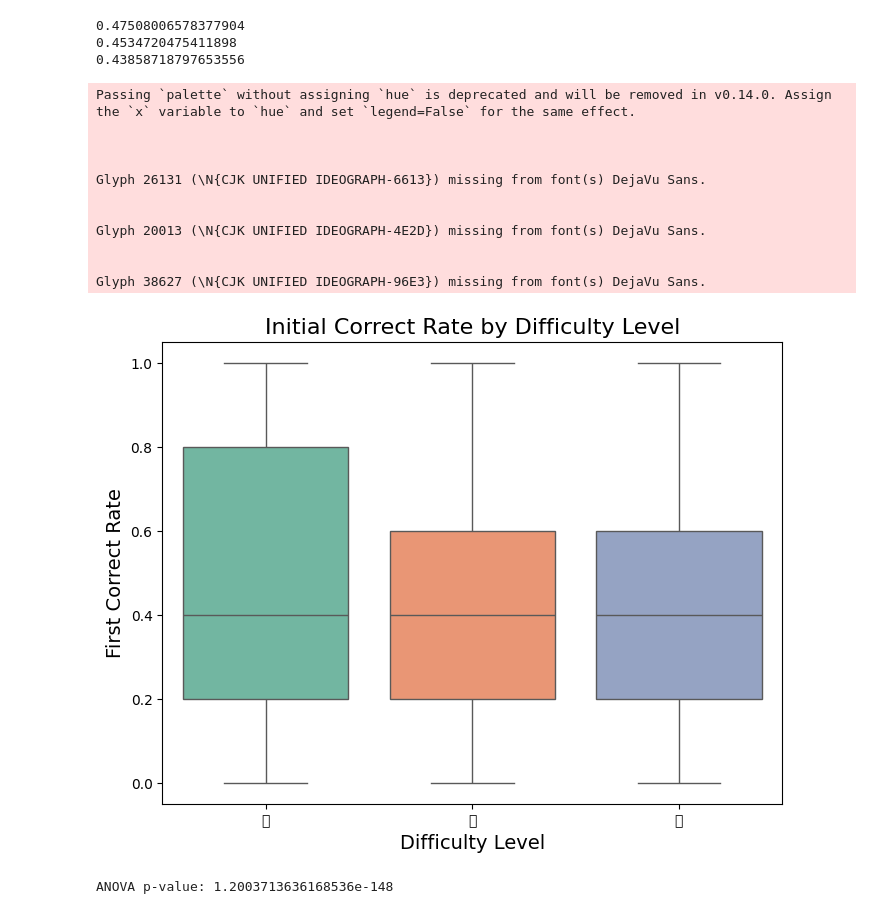
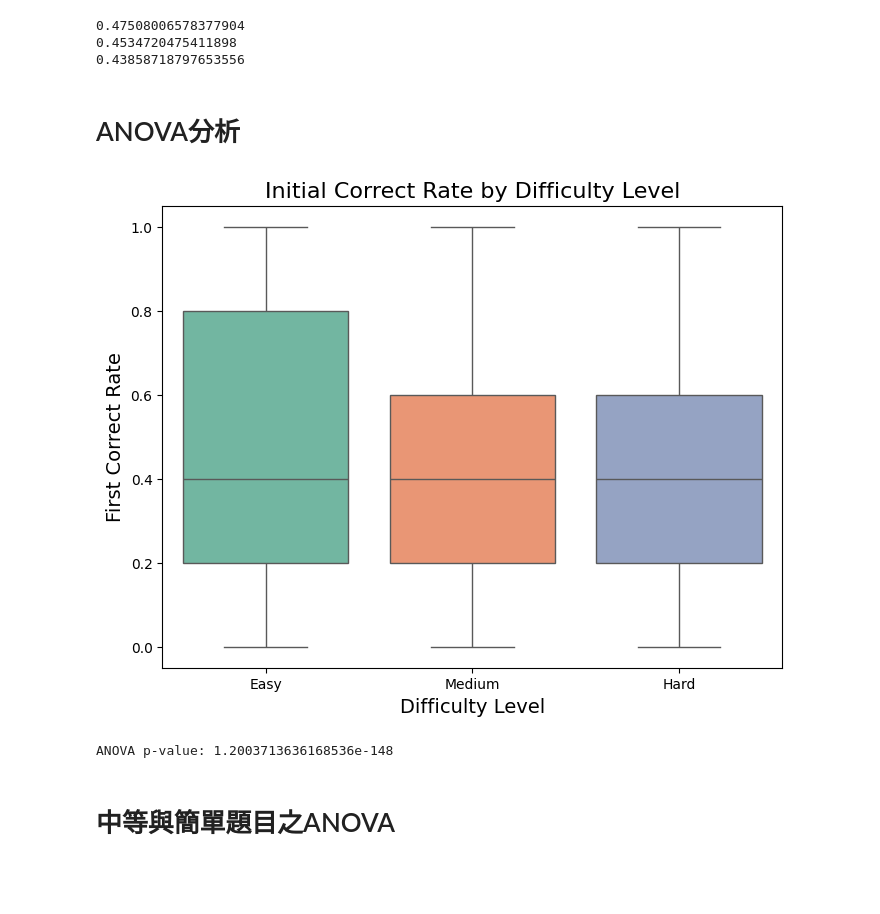
Before and after one commit to mason45ok/LATIA113-1, a Jupyter notebook: Diff.ipynb, the cells around one changed output. Drawn from its saved outputs; the diff is of its cells as text; code cells hidden in the pictures; blank space fills up the shorter version.

```diff
--- a/Diff.ipynb
+++ b/Diff.ipynb
@@ -24,0 +34,17 @@ df_DiffAndPass.to_csv("DiffAndPass.csv", index=False)
+# %%
+# 定義一個函數來轉換難度等級
+def translate_difficulty(difficulty):
+    if difficulty == "易":
+        return "Easy"
+    elif difficulty == "中":
+        return "Medium"
+    elif difficulty == "難":
+        return "Hard"
+    else:
+        return difficulty  # 如果遇到未知的值，保持原樣
+
+# 使用 apply 函數應用到 mission_difficulty 欄位
+df_DiffAndPass["mission_difficulty"] = df_DiffAndPass["mission_difficulty"].apply(translate_difficulty)
+
+# 查看結果
+df_DiffAndPass.head()
@@ -133,37 +166,31 @@ print(mean_rate_hard)
 0.47508006578377904
 0.4534720475411898
 0.43858718797653556
+# %% [markdown]
+# ANOVA分析
 # %%
+# 資料
 data = df_DiffAndPass
 
 # 分組資料
 groups = data.groupby('mission_difficulty')['first_correct_rate'].apply(list)
 
 # ANOVA 分析
 anova_result = stats.f_oneway(*groups)
 anova_result_pvalue = anova_result.pvalue
 
 # 繪製箱線圖
 plt.figure(figsize=(8, 6))
-sns.boxplot(x='mission_difficulty', y='first_correct_rate', data=data, palette='Set2')
+sns.boxplot(x='mission_difficulty', y='first_correct_rate', data=data, hue='mission_difficulty', palette='Set2', legend=False)
 plt.title('Initial Correct Rate by Difficulty Level', fontsize=16)
 plt.xlabel('Difficulty Level', fontsize=14)
 plt.ylabel('First Correct Rate', fontsize=14)
 plt.show()
 
 # 印出 p-value 結果
 print(f"ANOVA p-value: {anova_result_pvalue}")
 # %% [output]
+[figure, new version]
-Passing `palette` without assigning `hue` is deprecated and will be removed in v0.14.0. Assign the `x` variable to `hue` and set `legend=False` for the same effect.
-
-
-
-Glyph 26131 (\N{CJK UNIFIED IDEOGRAPH-6613}) missing from font(s) DejaVu Sans.
-
-
-Glyph 20013 (\N{CJK UNIFIED IDEOGRAPH-4E2D}) missing from font(s) DejaVu Sans.
-
-
-Glyph 38627 (\N{CJK UNIFIED IDEOGRAPH-96E3}) missing from font(s) DejaVu Sans.
+ANOVA p-value: 1.2003713636168536e-148
-[figure, old version]
-ANOVA p-value: 1.2003713636168536e-148
+# %% [markdown]
+# 中等與簡單題目之ANOVA
```
Also changed, not shown: parts of 17 cells of this notebook.
